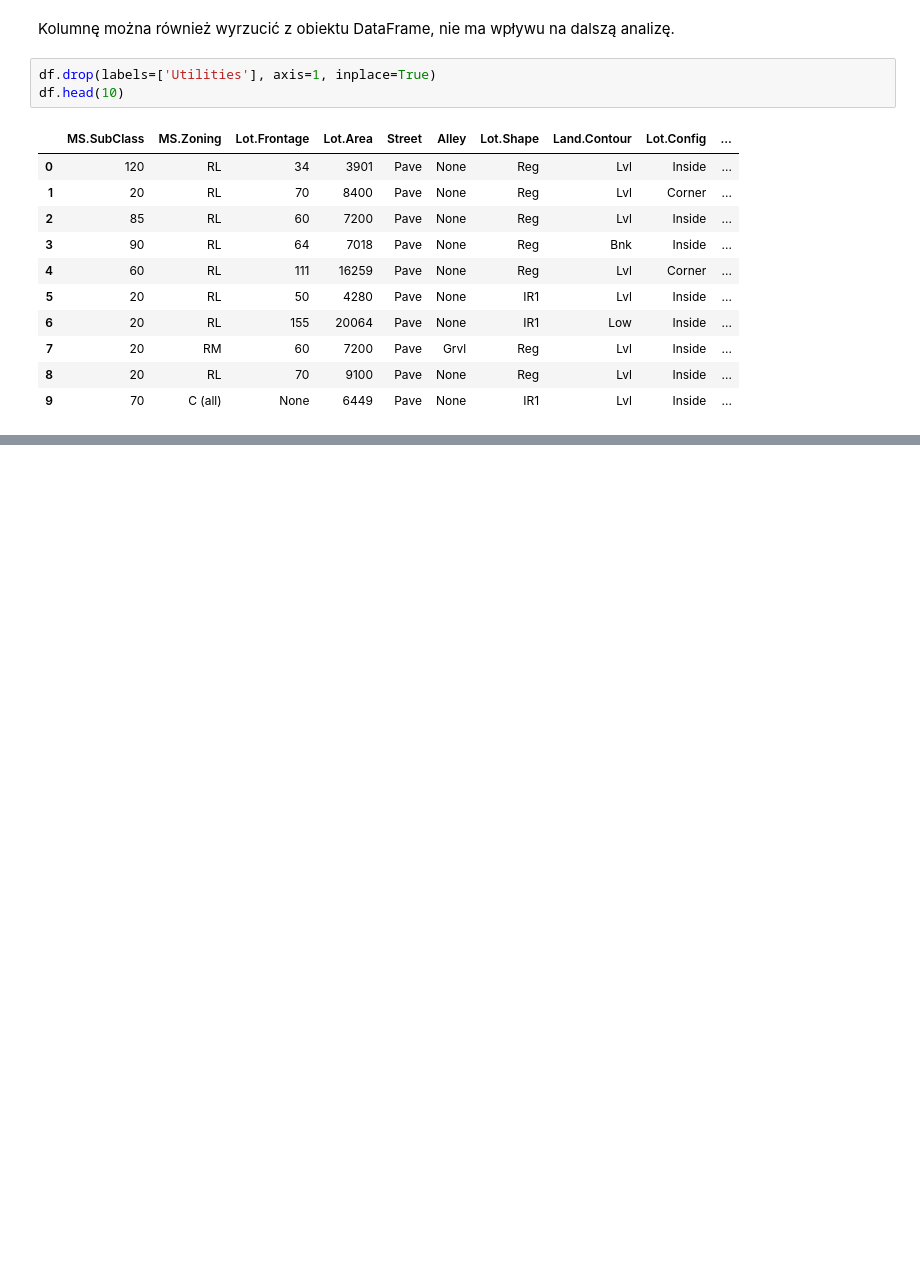
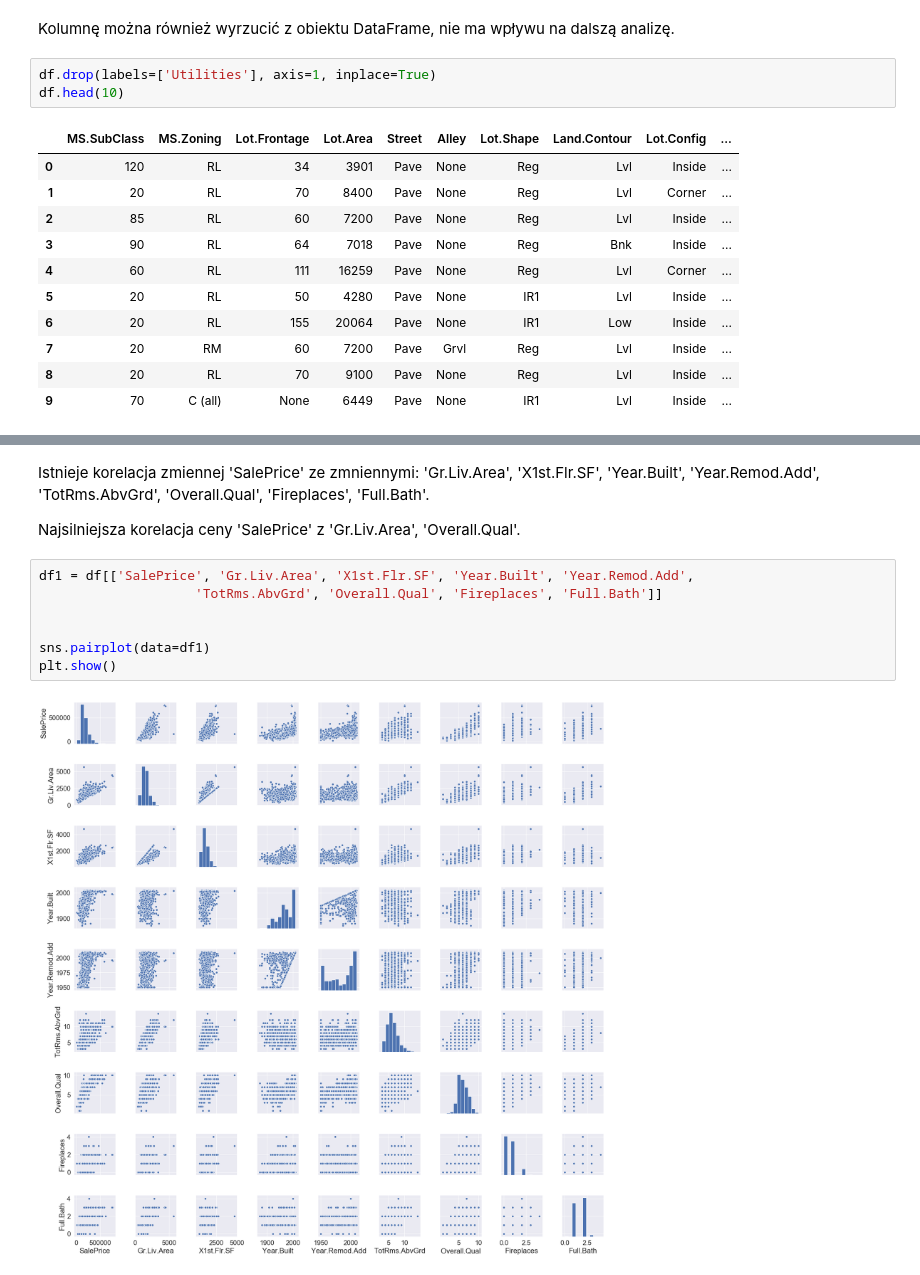
Before and after one commit to edytakudla/Ames_Prices_Predicting_Project, a Jupyter notebook: Project Ames.ipynb, the cells around one changed output, grey strips where cells are left out. Drawn from its saved outputs; the diff is of its cells as text; blank space fills up the shorter version.

```diff
--- a/Project Ames.ipynb
+++ b/Project Ames.ipynb
@@ -195,0 +238,14 @@ df.head(10)
+# %% [markdown]
+Istnieje korelacja zmiennej 'SalePrice' ze zmniennymi:
+'Gr.Liv.Area', 'X1st.Flr.SF', 'Year.Built', 'Year.Remod.Add', 'TotRms.AbvGrd', 'Overall.Qual', 'Fireplaces', 'Full.Bath'.
+
+Najsilniejsza korelacja ceny 'SalePrice' z 'Gr.Liv.Area', 'Overall.Qual'.
+# %%
+df1 = df[['SalePrice', 'Gr.Liv.Area', 'X1st.Flr.SF', 'Year.Built', 'Year.Remod.Add',
+                    'TotRms.AbvGrd', 'Overall.Qual', 'Fireplaces', 'Full.Bath']]
+
+
+sns.pairplot(data=df1)
+plt.show()
+# %% [output]
+[figure, added]
```
Also changed, not shown: parts of 16 cells of this notebook.
